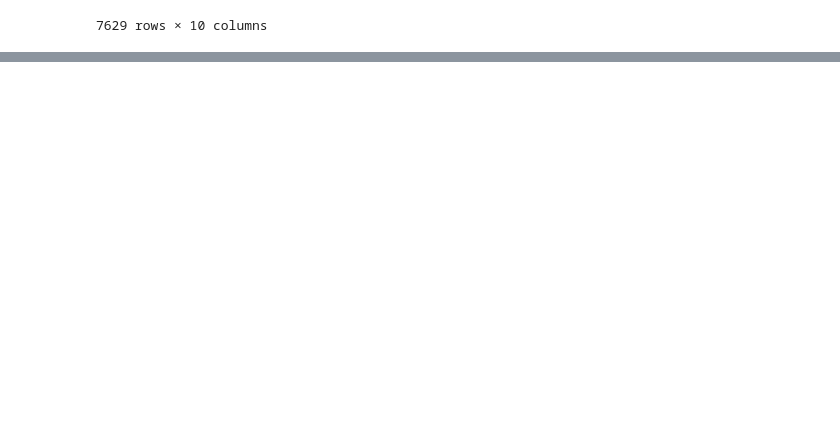
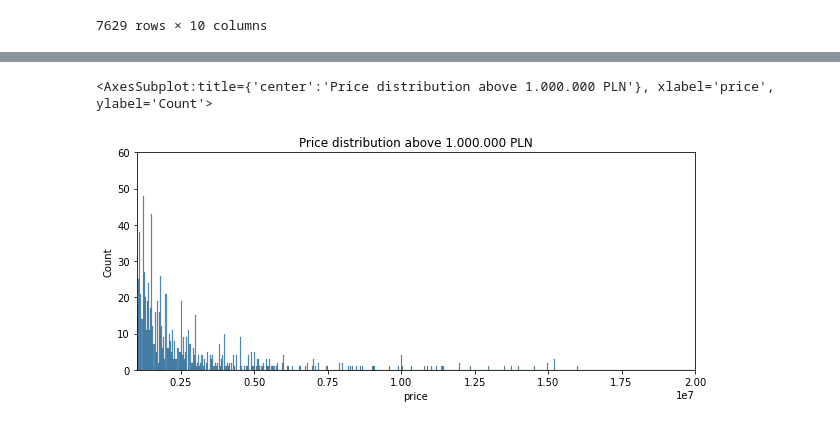
Before and after one commit to 5piotr/real_estate_price_estimator, a Jupyter notebook: data_analysis.ipynb, the cells around one changed output, grey strips where cells are left out. Saved outputs shown, nothing was run; the diff lists cells and outputs as text; code cells hidden in the pictures; blank space fills up the shorter version.

```diff
--- a/data_analysis.ipynb
+++ b/data_analysis.ipynb
@@ -27,0 +43,9 @@ NameError: name 'pd' is not defined
+# %%
+plt.figure(figsize=(10,4))
+plt.xlim(1000000,20000000)
+plt.ylim(0,60)
+plt.title('Price distribution above 1.000.000 PLN')
+sns.histplot(frame['price'])
+# %% [output]
+<AxesSubplot:title={'center':'Price distribution above 1.000.000 PLN'}, xlabel='price', ylabel='Count'>
+[figure, added]
```
Also changed, not shown: parts of 9 cells of this notebook, 1 other file.
